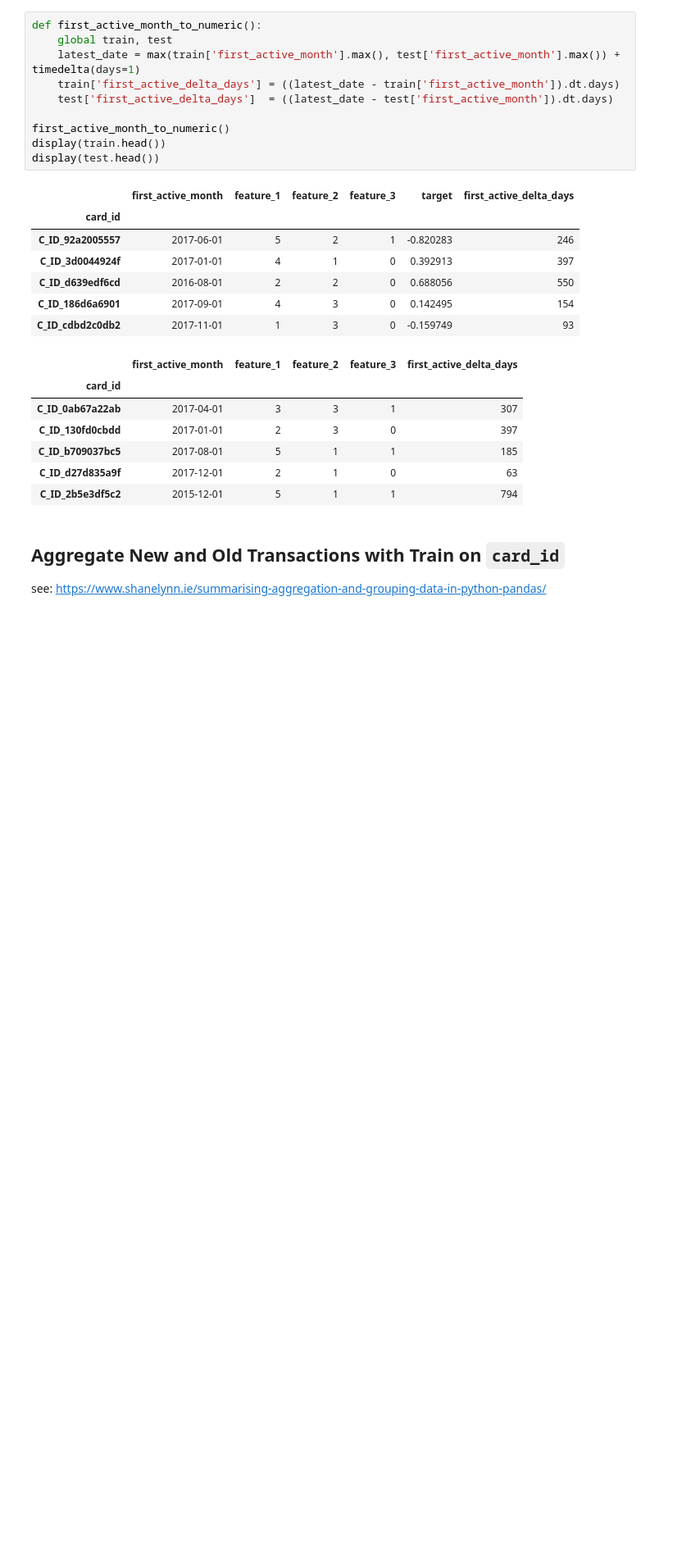
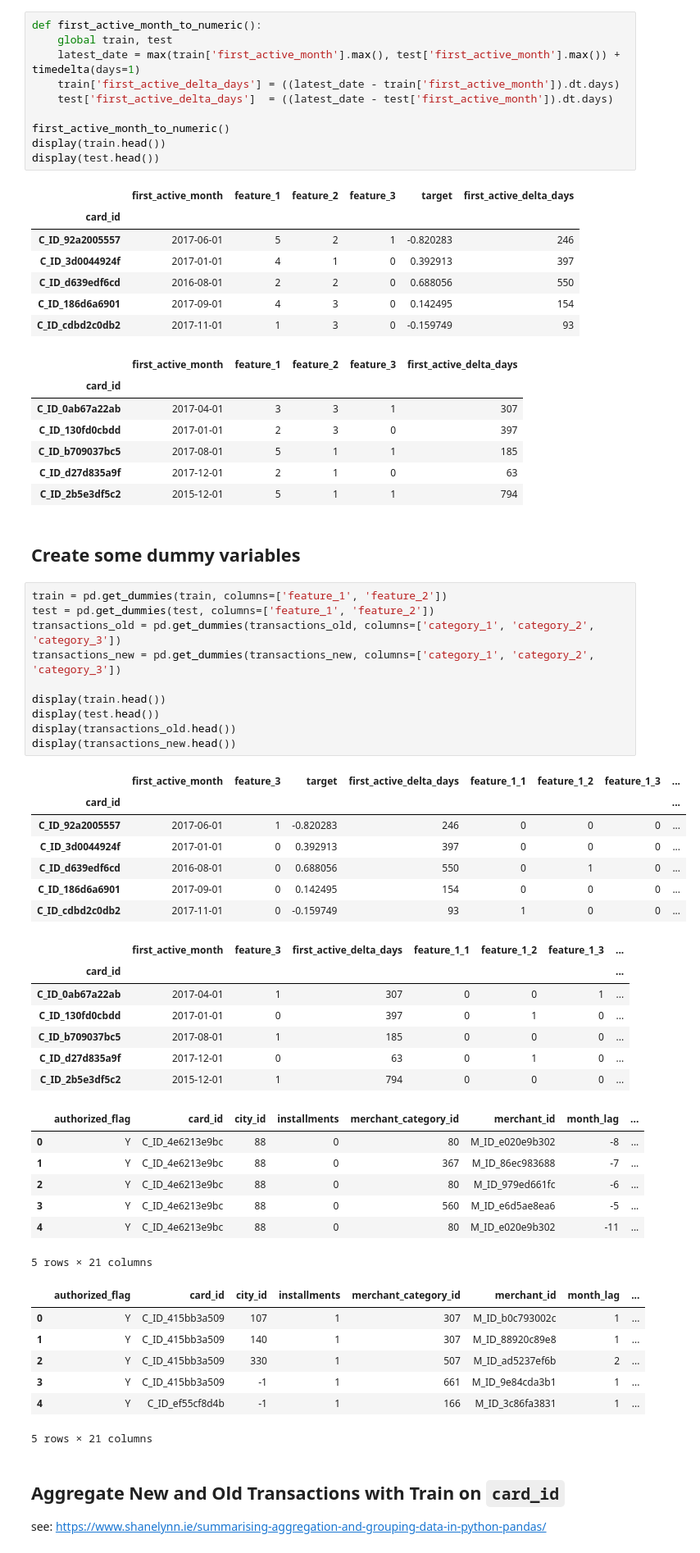
Before and after one commit to kevinhanna/Elo_kaggle, a Jupyter notebook: Team 3 Group Project.ipynb, the cells around one changed output. Shown at 82% size. Saved outputs shown, nothing was run; the diff lists cells and outputs as text; blank space fills up the shorter version.

Commit message:
Added several dummy vars and aggregated them

```diff
--- a/Team 3 Group Project.ipynb
+++ b/Team 3 Group Project.ipynb
@@ -203,6 +245,47 @@ display(test.head())
 | C_ID_b709037bc5 | 2017-08-01 | 5 | 1 | 1 | 185 |
 | C_ID_d27d835a9f | 2017-12-01 | 2 | 1 | 0 | 63 |
 | C_ID_2b5e3df5c2 | 2015-12-01 | 5 | 1 | 1 | 794 |
+# %% [markdown]
+## Create some dummy variables
+# %%
+train = pd.get_dummies(train, columns=['feature_1', 'feature_2'])
+test = pd.get_dummies(test, columns=['feature_1', 'feature_2'])
+transactions_old = pd.get_dummies(transactions_old, columns=['category_1', 'category_2', 'category_3'])
+transactions_new = pd.get_dummies(transactions_new, columns=['category_1', 'category_2', 'category_3'])
+
+display(train.head())
+display(test.head())
+display(transactions_old.head())
+display(transactions_new.head())
+# %% [output]
+|  | first_active_month | feature_3 | target | first_active_delta_days | feature_1_1 | feature_1_2 | feature_1_3 | ... |
+| card_id |  |  |  |  |  |  |  | ... |
+| C_ID_92a2005557 | 2017-06-01 | 1 | -0.820283 | 246 | 0 | 0 | 0 | ... |
+| C_ID_3d0044924f | 2017-01-01 | 0 | 0.392913 | 397 | 0 | 0 | 0 | ... |
+| C_ID_d639edf6cd | 2016-08-01 | 0 | 0.688056 | 550 | 0 | 1 | 0 | ... |
+| C_ID_186d6a6901 | 2017-09-01 | 0 | 0.142495 | 154 | 0 | 0 | 0 | ... |
+| C_ID_cdbd2c0db2 | 2017-11-01 | 0 | -0.159749 | 93 | 1 | 0 | 0 | ... |
+|  | first_active_month | feature_3 | first_active_delta_days | feature_1_1 | feature_1_2 | feature_1_3 | ... |
+| card_id |  |  |  |  |  |  | ... |
+| C_ID_0ab67a22ab | 2017-04-01 | 1 | 307 | 0 | 0 | 1 | ... |
+| C_ID_130fd0cbdd | 2017-01-01 | 0 | 397 | 0 | 1 | 0 | ... |
+| C_ID_b709037bc5 | 2017-08-01 | 1 | 185 | 0 | 0 | 0 | ... |
+| C_ID_d27d835a9f | 2017-12-01 | 0 | 63 | 0 | 1 | 0 | ... |
+| C_ID_2b5e3df5c2 | 2015-12-01 | 1 | 794 | 0 | 0 | 0 | ... |
+|  | authorized_flag | card_id | city_id | installments | merchant_category_id | merchant_id | month_lag | ... |
+| 0 | Y | C_ID_4e6213e9bc | 88 | 0 | 80 | M_ID_e020e9b302 | -8 | ... |
+| 1 | Y | C_ID_4e6213e9bc | 88 | 0 | 367 | M_ID_86ec983688 | -7 | ... |
+| 2 | Y | C_ID_4e6213e9bc | 88 | 0 | 80 | M_ID_979ed661fc | -6 | ... |
+| 3 | Y | C_ID_4e6213e9bc | 88 | 0 | 560 | M_ID_e6d5ae8ea6 | -5 | ... |
+| 4 | Y | C_ID_4e6213e9bc | 88 | 0 | 80 | M_ID_e020e9b302 | -11 | ... |
+5 rows × 21 columns
+|  | authorized_flag | card_id | city_id | installments | merchant_category_id | merchant_id | month_lag | ... |
+| 0 | Y | C_ID_415bb3a509 | 107 | 1 | 307 | M_ID_b0c793002c | 1 | ... |
+| 1 | Y | C_ID_415bb3a509 | 140 | 1 | 307 | M_ID_88920c89e8 | 1 | ... |
+| 2 | Y | C_ID_415bb3a509 | 330 | 1 | 507 | M_ID_ad5237ef6b | 2 | ... |
+| 3 | Y | C_ID_415bb3a509 | -1 | 1 | 661 | M_ID_9e84cda3b1 | 1 | ... |
+| 4 | Y | C_ID_ef55cf8d4b | -1 | 1 | 166 | M_ID_3c86fa3831 | 1 | ... |
+5 rows × 21 columns
 # %% [markdown]
 ## Aggregate New and Old Transactions with Train on `card_id`
 see: https://www.shanelynn.ie/summarising-aggregation-and-grouping-data-in-python-pandas/
```
Also changed, not shown: parts of 13 cells of this notebook.
